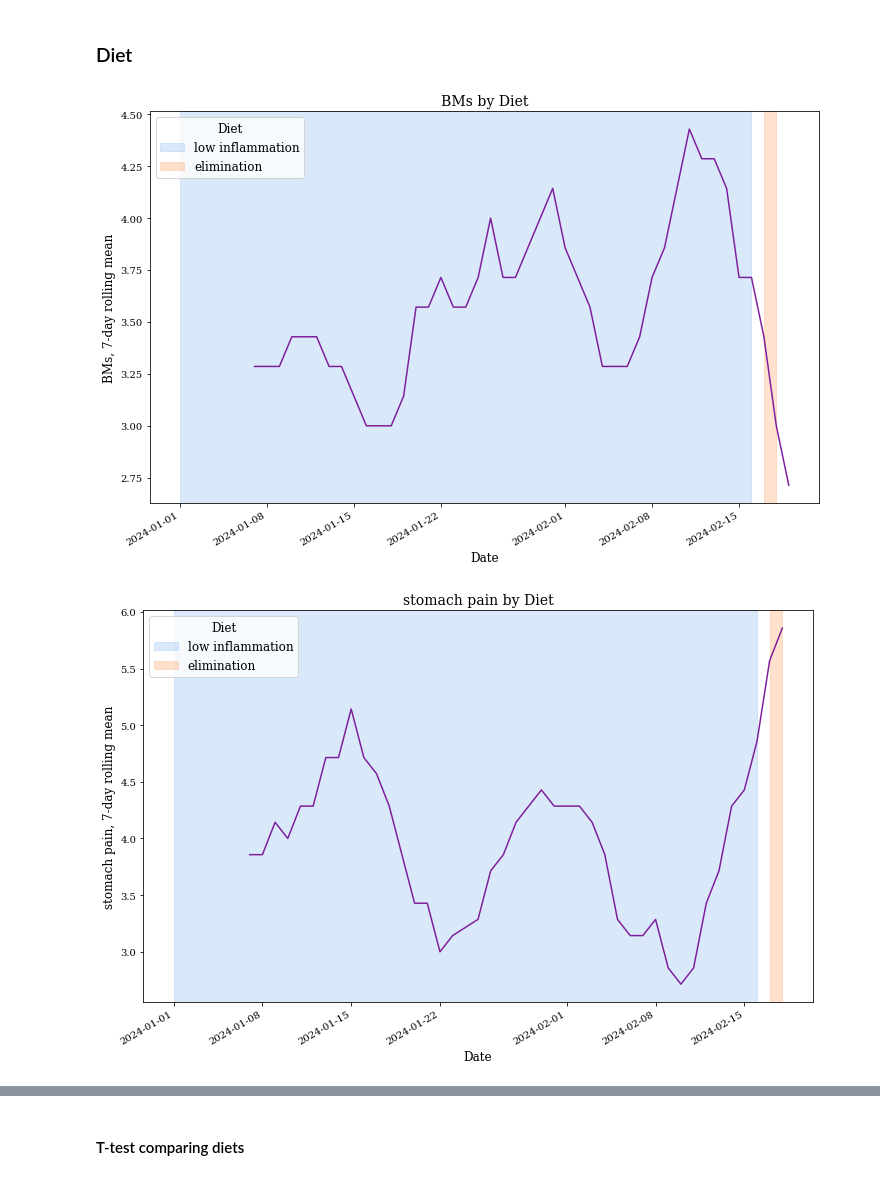
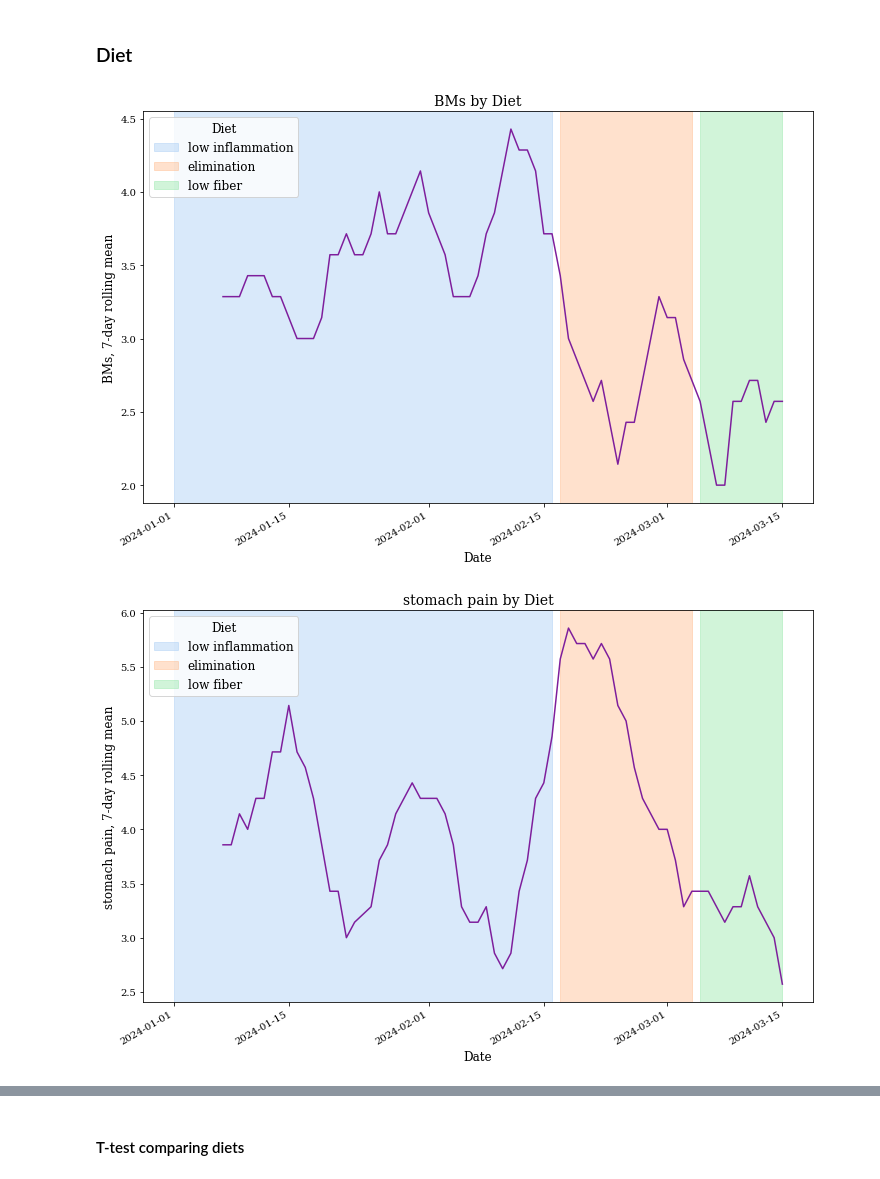
Before and after one commit to roesler-stan/health-analysis, a Jupyter notebook: 2b_analysis_for_drs.ipynb, the cells around one changed output, grey strips where cells are left out. Drawn from its saved outputs; the diff is of its cells as text; code cells hidden in the pictures.

```diff
--- a/2b_analysis_for_drs.ipynb
+++ b/2b_analysis_for_drs.ipynb
@@ -153,16 +154,16 @@ plot_meds_over_time(df)
 # %% [markdown]
 ### Diet
 # %%
-diets = ["low inflammation", "elimination"]
+diets = ["low inflammation", "elimination", "low fiber"]
 df, metric_data, diet_data, metrics_dict = get_diet_data(df, diets)
 start_dt = pd.datetime(2024, 1, 1)
 
 metrics = [
     "BMs",
     "stomach pain",
 ]
 for metric in metrics:
     plot_diet_metric(metric, df, diet_data, start_dt)
 # %% [output]
-[figure, old version]
+[figure, new version]
-[figure, old version]
+[figure, new version]
```
Also changed, not shown: parts of 7 cells of this notebook, 12 other files.
